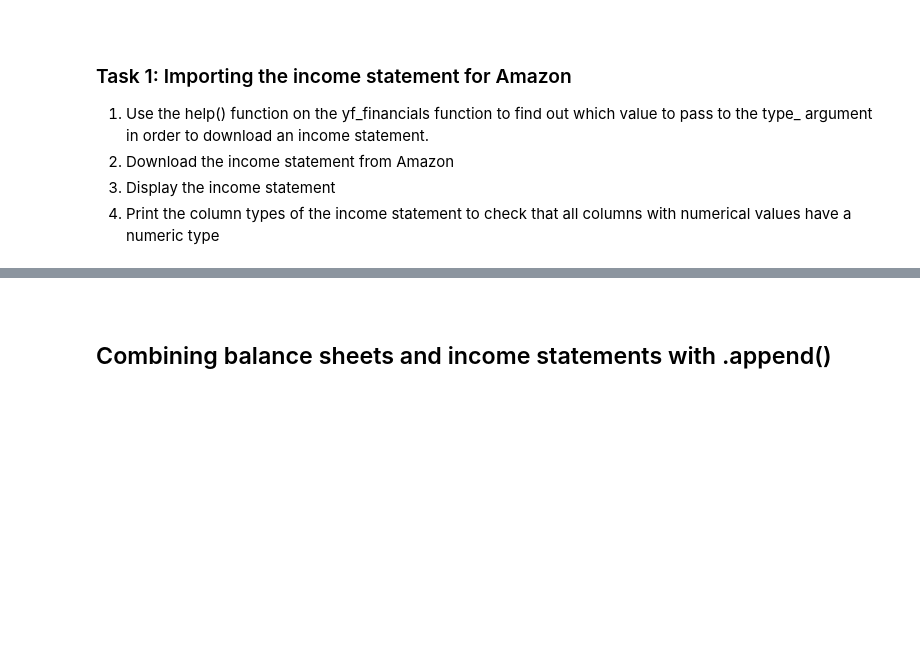
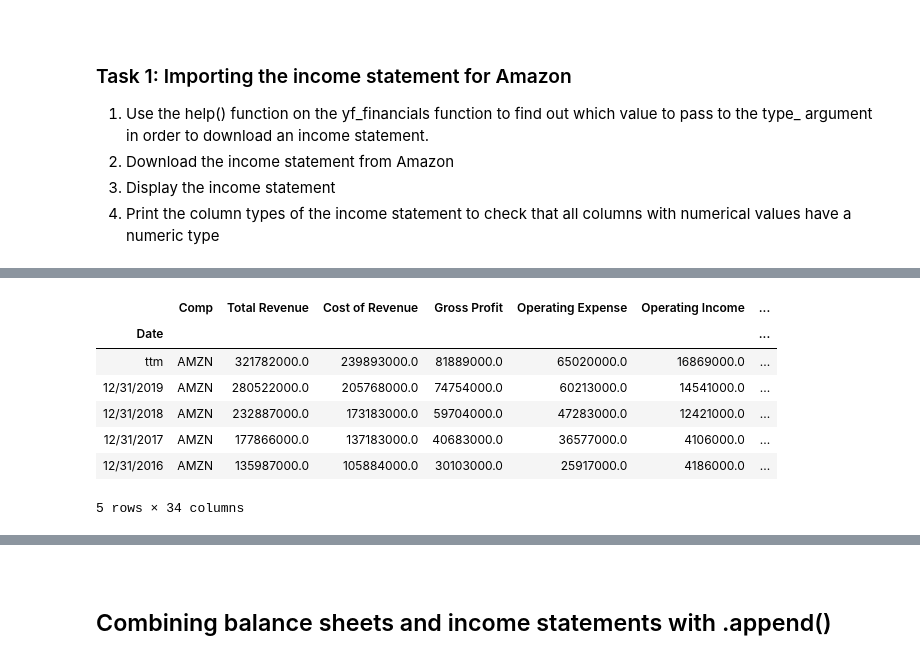
Before and after one commit to mwiemers/py4Acc_03, a Jupyter notebook: py4acc_03.ipynb, the cells around one changed output, grey strips where cells are left out. Saved outputs shown, nothing was run; the diff lists cells and outputs as text; code cells hidden in the pictures; blank space fills up the shorter version.

```diff
--- a/py4acc_03.ipynb
+++ b/py4acc_03.ipynb
@@ -119,0 +139,12 @@ The `yf_financials()` function takes two arguments - the ticker of the stock and
+# %%
+# display income statement
+display(income_statement)
+# %% [output]
+|  | Comp | Total Revenue | Cost of Revenue | Gross Profit | Operating Expense | Operating Income | ... |
+| Date |  |  |  |  |  |  | ... |
+| ttm | AMZN | 321782000.0 | 239893000.0 | 81889000.0 | 65020000.0 | 16869000.0 | ... |
+| 12/31/2019 | AMZN | 280522000.0 | 205768000.0 | 74754000.0 | 60213000.0 | 14541000.0 | ... |
+| 12/31/2018 | AMZN | 232887000.0 | 173183000.0 | 59704000.0 | 47283000.0 | 12421000.0 | ... |
+| 12/31/2017 | AMZN | 177866000.0 | 137183000.0 | 40683000.0 | 36577000.0 | 4106000.0 | ... |
+| 12/31/2016 | AMZN | 135987000.0 | 105884000.0 | 30103000.0 | 25917000.0 | 4186000.0 | ... |
+5 rows × 34 columns
```
Also changed, not shown: parts of 20 cells of this notebook.
